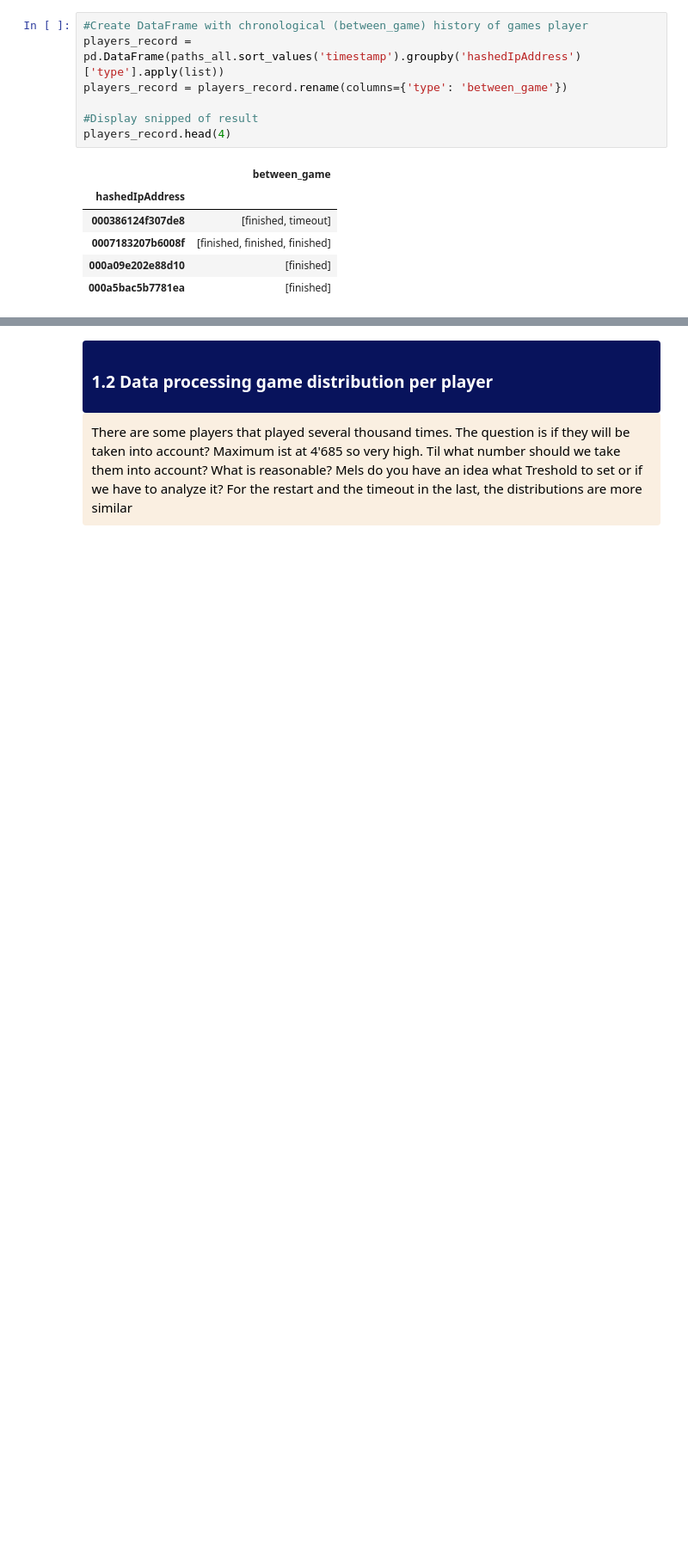
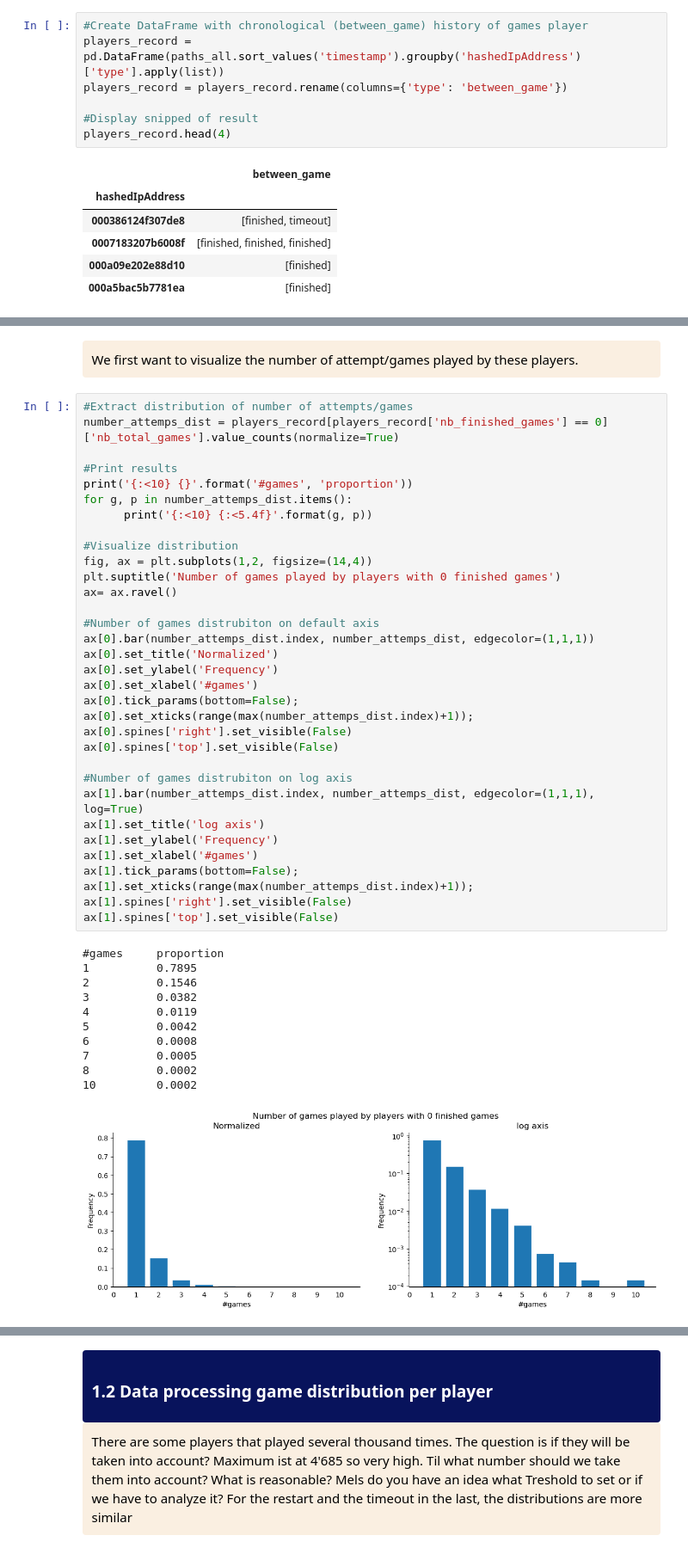
Before and after one commit to epfl-ada/ada-2022-project-7yobananaboy7, a Jupyter notebook: between_game.ipynb, the cells around one changed output, grey strips where cells are left out. Shown at 86% size. Saved outputs shown, nothing was run; the diff lists cells and outputs as text; blank space fills up the shorter version.

```diff
--- a/between_game.ipynb
+++ b/between_game.ipynb
@@ -188,0 +263,51 @@ players_record.head(10)
+# %% [markdown]
+<div class="1.1 explanation" style='background-color:#faefe1; border-left: solid #darkblue 4px; border-radius: 4px; padding:0.7em;'>
+    <span style="color:black">
+        We first want to visualize the number of attempt/games played by these players.
+    </span>
+</div>
+# %%
+#Extract distribution of number of attempts/games
+number_attemps_dist = players_record[players_record['nb_finished_games'] == 0]['nb_total_games'].value_counts(normalize=True)
+
+#Print results
+print('{:<10} {}'.format('#games', 'proportion'))
+for g, p in number_attemps_dist.items():
+      print('{:<10} {:<5.4f}'.format(g, p))
+
+#Visualize distribution
+fig, ax = plt.subplots(1,2, figsize=(14,4))
+plt.suptitle('Number of games played by players with 0 finished games')
+ax= ax.ravel()
+
+#Number of games distrubiton on default axis
+ax[0].bar(number_attemps_dist.index, number_attemps_dist, edgecolor=(1,1,1))
+ax[0].set_title('Normalized')
+ax[0].set_ylabel('Frequency')
+ax[0].set_xlabel('#games')
+ax[0].tick_params(bottom=False);
+ax[0].set_xticks(range(max(number_attemps_dist.index)+1));
+ax[0].spines['right'].set_visible(False)
+ax[0].spines['top'].set_visible(False)
+
+#Number of games distrubiton on log axis
+ax[1].bar(number_attemps_dist.index, number_attemps_dist, edgecolor=(1,1,1), log=True)
+ax[1].set_title('log axis')
+ax[1].set_ylabel('Frequency')
+ax[1].set_xlabel('#games')
+ax[1].tick_params(bottom=False);
+ax[1].set_xticks(range(max(number_attemps_dist.index)+1));
+ax[1].spines['right'].set_visible(False)
+ax[1].spines['top'].set_visible(False)
+# %% [output]
+#games     proportion
+1          0.7895
+2          0.1546
+3          0.0382
+4          0.0119
+5          0.0042
+6          0.0008
+7          0.0005
+8          0.0002
+10         0.0002
+[figure, added]
```
Also changed, not shown: parts of 15 cells of this notebook.
